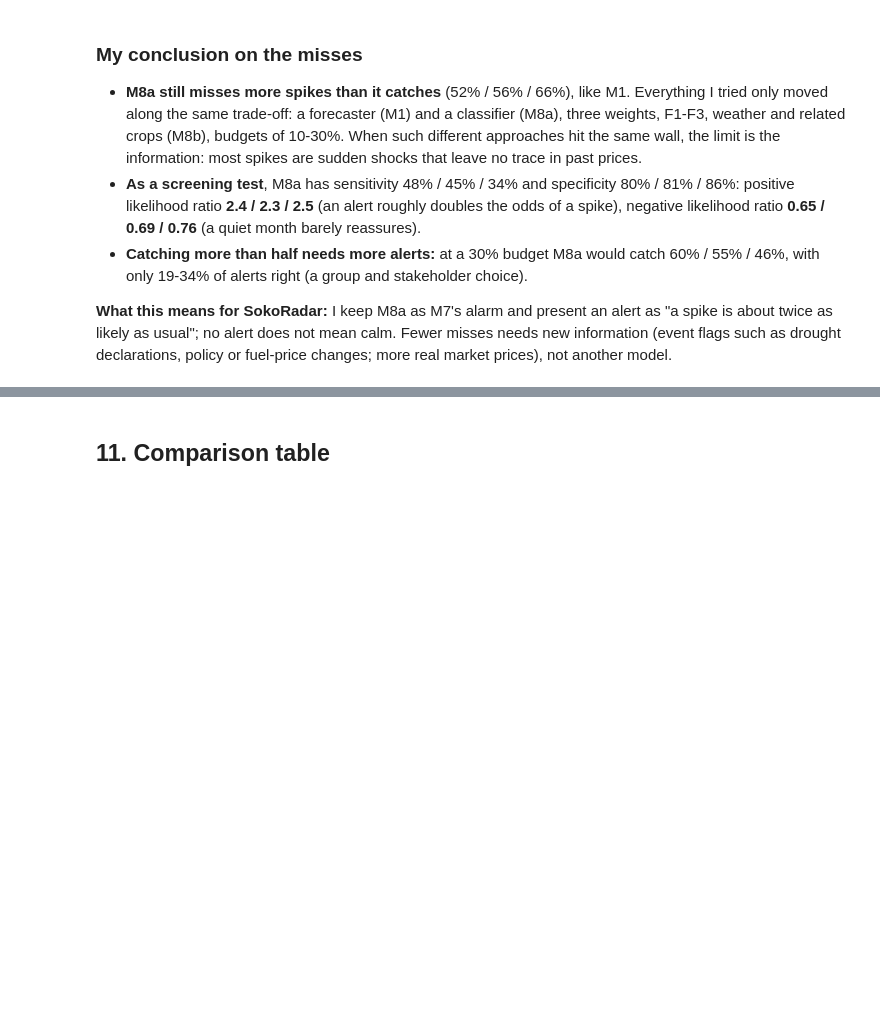
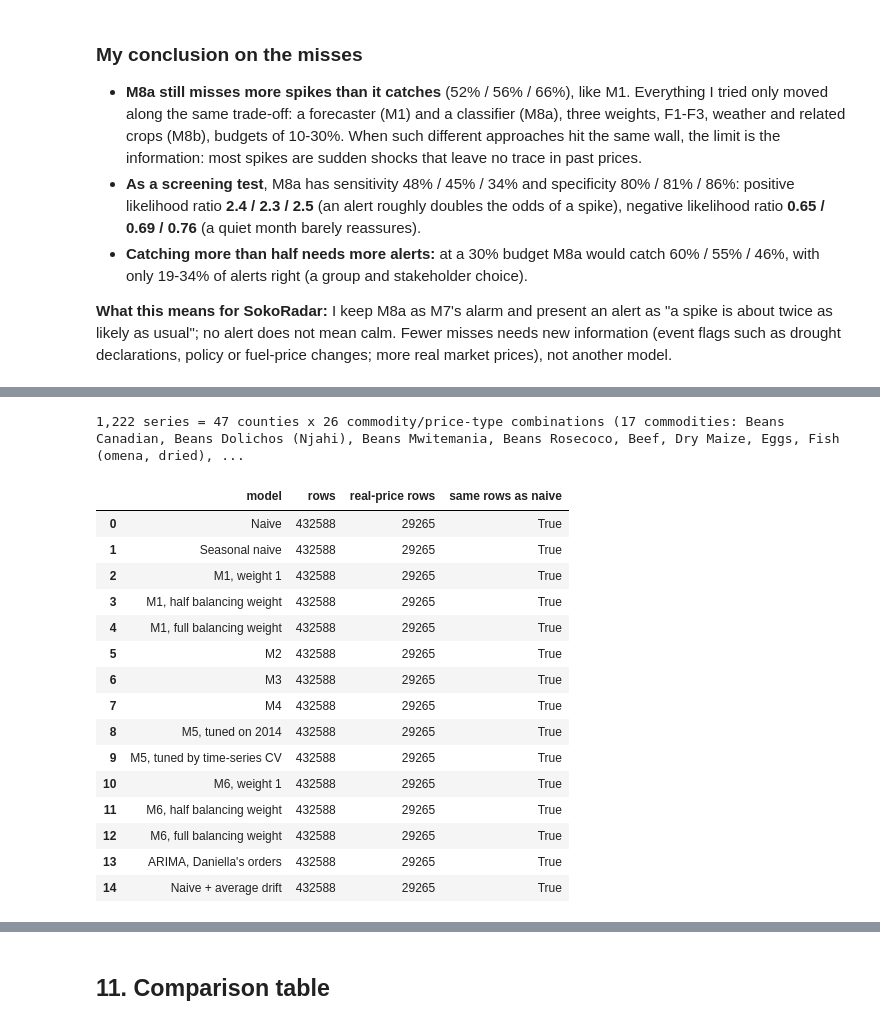
Before and after one commit to samerickwaks/sokoradar, a Jupyter notebook: notebooks/modelling/02_model_build.ipynb, the cells around one changed output, grey strips where cells are left out. Saved outputs shown, nothing was run; the diff lists cells and outputs as text; code cells hidden in the pictures; blank space fills up the shorter version.

```diff
--- a/notebooks/modelling/02_model_build.ipynb
+++ b/notebooks/modelling/02_model_build.ipynb
@@ -3409,0 +3504,32 @@ Final M7 (M8a alerts) vs first M7 (M1 alerts):
+# %%
+# Review 2: the key choices re-checked on 2011-2014 (each year learning only from earlier years; the reported 2015-2024 scores never use these years)
+def pre2015_m1(w):
+    if w == BEST_WEIGHT:
+        return PRE2015["M1"]
+    return cached(f"M1, {WEIGHTS[w]} (pre-2015)",
+                  {"features": M1_FEATURES, "weight": w, "params": LGB_PARAMS, "feature_hash": feature_hash(M1_FEATURES),
+                   "tune_years": TUNE_YEARS},
+                  lambda: run_years(make_lgbm(M1_FEATURES, w), f"M1, {WEIGHTS[w]}", TUNE_YEARS))
+
+pre = {"Naive": PRE2015["ARIMA"].assign(forecast_price=PRE2015["ARIMA"]["origin_price"]),
+       DRIFT_NAME: cached(f"{DRIFT_NAME} (pre-2015)", {**DRIFT_FP, "tune_years": TUNE_YEARS},
+                          lambda: run_years(naive_drift, DRIFT_NAME, TUNE_YEARS)),
+       **{f"M1, {WEIGHTS[w]}": pre2015_m1(w) for w in WEIGHTS},
+       "M5 (settings tuned on these years)": PRE2015["M5"], "ARIMA": PRE2015["ARIMA"]}
+for name, f in pre.items():
+    assert len(f) == len(PRE2015["ARIMA"]) and set(f["fold year"]) == set(TUNE_YEARS), f"{name}: pre-2015 forecasts don't match"
+pre_scores = score(pd.concat([f.assign(model=name) for name, f in pre.items()], ignore_index=True)).query("prices == 'observed'")
+pre_mae = pre_scores.pivot_table(index="model", columns="horizon", values="MAE %").reindex(list(pre))
+pre_table = pd.concat({"MAE % on 2011-2014 (observed)": pre_mae.round(2), "vs naive": (pre_mae / pre_mae.loc["Naive"]).round(3)}, axis=1)
+
+weight_pick = pre_mae.loc[[f"M1, {WEIGHTS[w]}" for w in WEIGHTS]].mean(axis=1).idxmin()
+fair = pre_mae.drop(["Naive", "M5 (settings tuned on these years)"])        # M5 was tuned on these years, so it can't be judged here
+log_decision(
+    "Review 2: choices on unseen years",
+    "Do the choices made on 2015-2024 scores hold on years the reported scores never use?",
+    "Observed MAE on 2011-2014, average of 1-3 months: " + "; ".join(f"{m} {v:.2f}%" for m, v in pre_mae.mean(axis=1).items()),
+    f"M1 weight on 2011-2014: {weight_pick}; best forecaster on 2011-2014 (M5 excluded, tuned there): {fair.mean(axis=1).idxmin()}. "
+    "2015-2024 scores carry some selection optimism; the Day 5 sealed test is the only fully unbiased score",
+    "Re-running M2-M4 and M6 on 2011-2014 (M2-M4 only feed M5, which explains drivers; M6 is not carried forward)",
+)
+pre_table
@@ -3409,0 +3595,31 @@ Final M7 (M8a alerts) vs first M7 (M1 alerts):
+# %%
+# Review 4: every model is scored on exactly the same rows; the crop set they cover
+keys = ["series", "origin_month", "horizon"]
+ref = all_forecasts.query("model == 'Naive'")[keys].sort_values(keys).reset_index(drop=True)
+same = pd.DataFrame([{"model": m, "rows": len(f), "real-price rows": int(f["target_observed"].sum()),
+                      "same rows as naive": f[keys].sort_values(keys).reset_index(drop=True).equals(ref)}
+                     for m, f in pd.concat([all_forecasts, drift_f]).groupby("model", sort=False)])
+assert same["same rows as naive"].all(), "some model is scored on different rows"
+crops = all_forecasts.query("model == 'Naive'")
+print(f"{crops['series'].nunique():,} series = {crops['county'].nunique()} counties x "
+      f"{crops[['commodity', 'price_type']].drop_duplicates().shape[0]} commodity/price-type combinations "
+      f"({crops['commodity'].nunique()} commodities: {', '.join(sorted(crops['commodity'].unique()))})")
+same
+# %% [output]
+1,222 series = 47 counties x 26 commodity/price-type combinations (17 commodities: Beans Canadian, Beans Dolichos (Njahi), Beans Mwitemania, Beans Rosecoco, Beef, Dry Maize, Eggs, Fish (omena, dried), ...
+|  | model | rows | real-price rows | same rows as naive |
+| 0 | Naive | 432588 | 29265 | True |
+| 1 | Seasonal naive | 432588 | 29265 | True |
+| 2 | M1, weight 1 | 432588 | 29265 | True |
+| 3 | M1, half balancing weight | 432588 | 29265 | True |
+| 4 | M1, full balancing weight | 432588 | 29265 | True |
+| 5 | M2 | 432588 | 29265 | True |
+| 6 | M3 | 432588 | 29265 | True |
+| 7 | M4 | 432588 | 29265 | True |
+| 8 | M5, tuned on 2014 | 432588 | 29265 | True |
+| 9 | M5, tuned by time-series CV | 432588 | 29265 | True |
+| 10 | M6, weight 1 | 432588 | 29265 | True |
+| 11 | M6, half balancing weight | 432588 | 29265 | True |
+| 12 | M6, full balancing weight | 432588 | 29265 | True |
+| 13 | ARIMA, Daniella's orders | 432588 | 29265 | True |
+| 14 | Naive + average drift | 432588 | 29265 | True |
```
Also changed, not shown: parts of 17 cells of this notebook.
